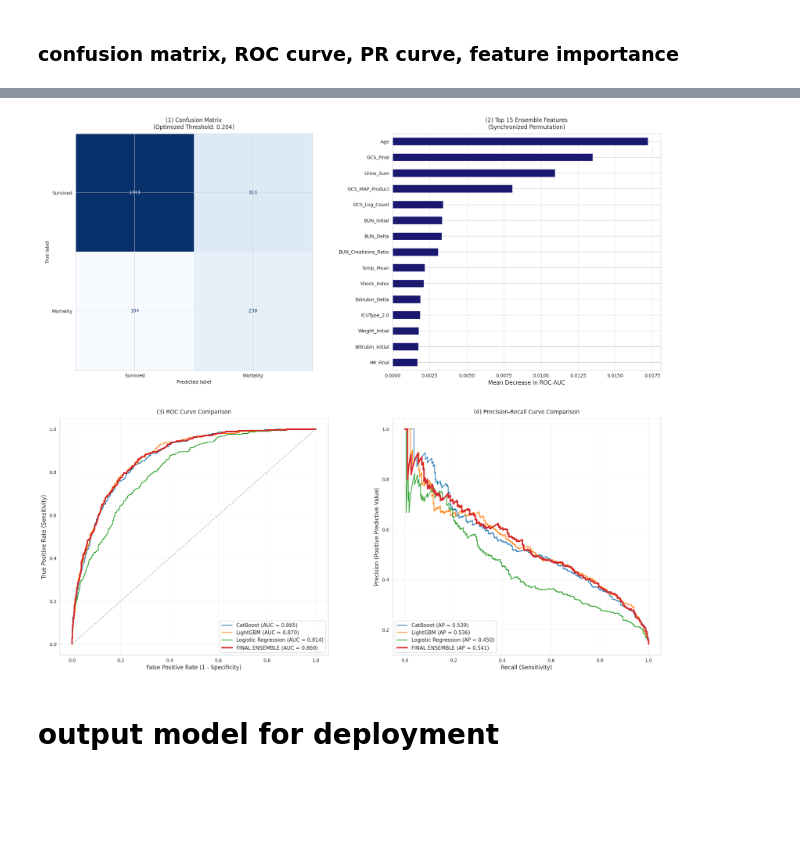
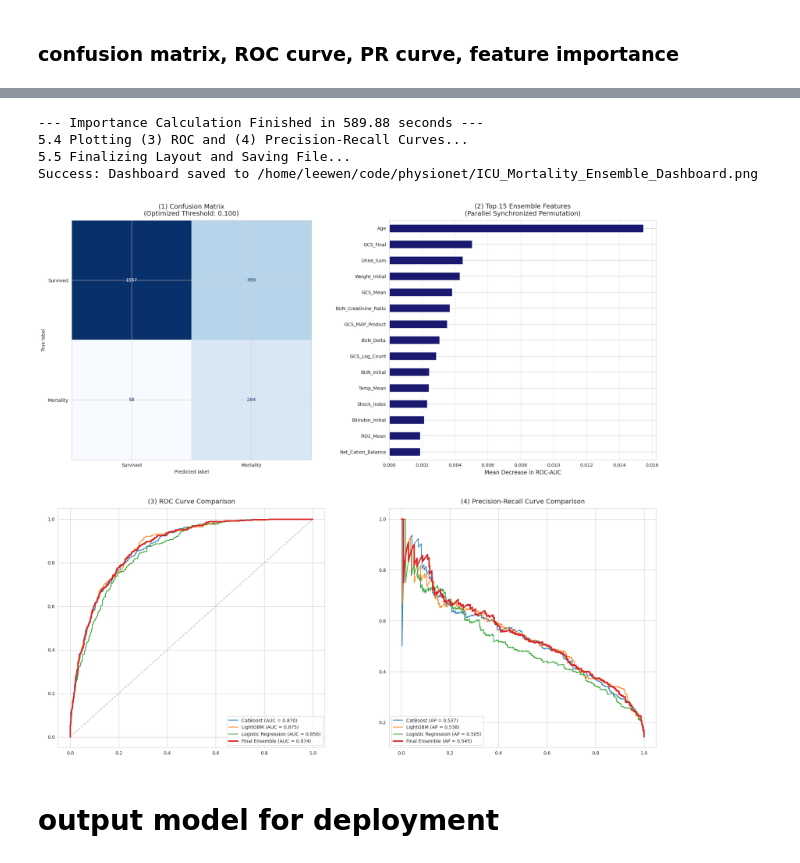
Before and after one commit to leewencode/icu-mortality-predictor, a Jupyter notebook: script/modeling.ipynb, the cells around one changed output, grey strips where cells are left out. Cells and saved outputs as stored; diff of their text form; code cells hidden in the pictures; blank space fills up the shorter version.

Commit message:
fix: model prediction and app ui

```diff
--- a/script/modeling.ipynb
+++ b/script/modeling.ipynb
@@ -898,0 +1431,10 @@ print(best_weights)
+# %%
+configs = [
+    ('Logistic', best_lr, X_train_linear[common]),
+    ('LightGBM', best_lgb, X_train_tree[common]),
+    ('CatBoost', best_cb, X_train_tree[common])]
+# %%
+y_train = pd.Series(y_train)
+y_test = pd.Series(y_test)
+# %%
+oof_probs = get_oof_probs(configs, y_train)
@@ -898,0 +1448,10 @@ print(best_weights)
+# %%
+X_meta_train = np.column_stack([oof_probs['Logistic'], oof_probs['LightGBM'], oof_probs['CatBoost']])
+
+meta_learner = LinearRegression(positive=True, fit_intercept=False)
+meta_learner.fit(X_meta_train, y_train)
+
+raw_weights = meta_learner.coef_
+fair_weights = raw_weights / np.sum(raw_weights)
+
+print(f'Optimal Weights: Logistic={fair_weights[0]:.3f}, LightGBM={fair_weights[1]:.3f}, CatBoost={fair_weights[2]:.3f}')
@@ -1033,54 +1634,50 @@ def get_ensemble_importance(X_cb, X_lgb, X_lr, y_test, weights, n_repeats=5):
 # %%
+print('\n5.1 Initializing Probability Dictionary...')
 prob_dict = {
-    'CatBoost': prob_cb,
-    'LightGBM': prob_lgb,
-    'Logistic Regression': prob_lr,
-    'FINAL ENSEMBLE': final_prob
+    'CatBoost': cal_cb.predict_proba(X_test_tree[common])[:, 1],
+    'LightGBM': cal_lgb.predict_proba(X_test_tree[common])[:, 1],
+    'Logistic Regression': cal_lr.predict_proba(X_test_linear[common])[:, 1],
+    'Final Ensemble': ensemble_probs_pred
 }
-
-weights = (0.5, 0.4, 0.1)
 
 fig, axes = plt.subplots(2, 2, figsize=(20, 18))
 
-cm = confusion_matrix(y_test, (final_prob >= best_threshold).astype(int))
+print('5.2 Generating (1) Confusion Matrix...')
+cm = confusion_matrix(y_test, final_preds)
 disp = ConfusionMatrixDisplay(confusion_matrix=cm, display_labels=['Survived', 'Mortality'])
 disp.plot(ax=axes[0, 0], cmap='Blues', colorbar=False)
-axes[0, 0].set_title(f'(1) Confusion Matrix\n(Optimized Threshold: {best_threshold:.3f})', fontsize=12, pad=10)
+axes[0, 0].set_title(f'(1) Confusion Matrix\n(Optimized Threshold: {optimal_threshold:.3f})', fontsize=14, pad=10)
 
-feat_imp = get_ensemble_importance(X_test_tree[final_cb], X_test_tree[final_lgb], X_test_linear[final_lr], y_test, weights)
+print('5.3 Calculating (2) Feature Importance (Parallel) ...')
+feat_imp = get_ensemble_importance(X_test_tree[common], X_test_tree[common], X_test_linear[common], y_test, meta_learner, n_repeats=5)
 
-feat_imp.head(15).plot(kind='barh', ax=axes[0, 1], color='midnightblue', zorder=3)
-axes[0, 1].set_title('(2) Top 15 Ensemble Features\n(Synchronized Permutation)', fontsize=12, pad=10)
+feat_imp.head(15).plot(ax=axes[0, 1], kind='barh', color='midnightblue', zorder=3)
+axes[0, 1].set_title('(2) Top 15 Ensemble Features\n(Parallel Synchronized Permutation)', fontsize=14, pad=10)
 axes[0, 1].invert_yaxis()
 axes[0, 1].set_xlabel('Mean Decrease in ROC-AUC', fontsize=12)
 axes[0, 1].grid(axis='x', linestyle='--', alpha=0.7, zorder=0)
 
+print("5.4 Plotting (3) ROC and (4) Precision-Recall Curves...")
 for name, probs in prob_dict.items():
     fpr, tpr, _ = roc_curve(y_test, probs)
     score = auc(fpr, tpr)
-    linewidth = 3 if 'FINAL' in name else 1.5
+    linewidth = 3 if 'Final' in name else 1.5
     axes[1, 0].plot(fpr, tpr, label=f'{name} (AUC = {score:.3f})', lw=linewidth)
 
+    prec_vals, rec_vals, _ = precision_recall_curve(y_test, probs)
+    ap = average_precision_score(y_test, probs)
+    axes[1, 1].plot(rec_vals, prec_vals, label=f'{name} (AP = {ap:.3f})', lw=linewidth)
+
 axes[1, 0].plot([0, 1], [0, 1], linestyle='--', color='gray', alpha=0.5)
-axes[1, 0].set_title('(3) ROC Curve Comparison', fontsize=12, pad=10)
-axes[1, 0].set_xlabel('False Positive Rate (1 - Specificity)', fontsize=12)
-axes[1, 0].set_ylabel('True Positive Rate (Sensitivity)', fontsize=12)
-axes[1, 0].legend(loc='lower right', fontsize=11)
-axes[1, 0].grid(alpha=0.3)
+axes[1, 0].set_title('(3) ROC Curve Comparison', fontsize=14, pad=10)
+axes[1, 0].legend(loc='lower right')
 
-for name, probs in prob_dict.items():
-    prec, rec, _ = precision_recall_curve(y_test, probs)
-    ap = average_precision_score(y_test, probs)
-    linewidth = 3 if 'FINAL' in name else 1.5
-    axes[1, 1].plot(rec, prec, label=f'{name} (AP = {ap:.3f})', lw=linewidth)
+axes[1, 1].set_title('(4) Precision-Recall Curve Comparison', fontsize=14, pad=10)
+axes[1, 1].legend(loc='lower left')
 
-axes[1, 1].set_title('(4) Precision-Recall Curve Comparison', fontsize=12, pad=10)
-axes[1, 1].set_xlabel('Recall (Sensitivity)', fontsize=12)
-axes[1, 1].set_ylabel('Precision (Positive Predictive Value)', fontsize=12)
-axes[1, 1].legend(loc='lower left', fontsize=11)
-axes[1, 1].grid(alpha=0.3)
-
+print("5.5 Finalizing Layout and Saving File...")
 plt.tight_layout(pad=5.0)
 plt.savefig(path+'/ICU_Mortality_Ensemble_Dashboard.png', dpi=300, bbox_inches='tight')
+print(f'Success: Dashboard saved to {path}/ICU_Mortality_Ensemble_Dashboard.png')
 plt.show()
 # %% [output]
@@ -1088,3 +1688,7 @@ Calculating Synchronized Feature Importance (Permutation)...
+--- Importance Calculation Finished in 589.88 seconds ---
+5.4 Plotting (3) ROC and (4) Precision-Recall Curves...
+5.5 Finalizing Layout and Saving File...
+Success: Dashboard saved to /home/leewen/code/physionet/ICU_Mortality_Ensemble_Dashboard.png
-[figure, old version]
+[figure, new version]
 # %% [markdown]
 # output model for deployment
```
Also changed, not shown: parts of 107 cells of this notebook, 5 other files.
